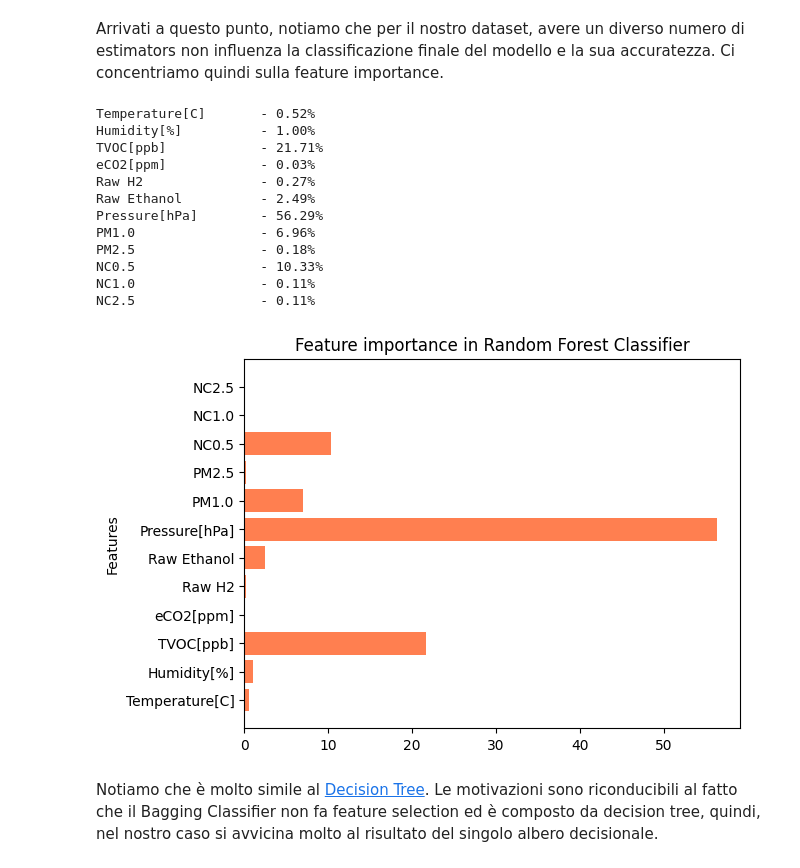
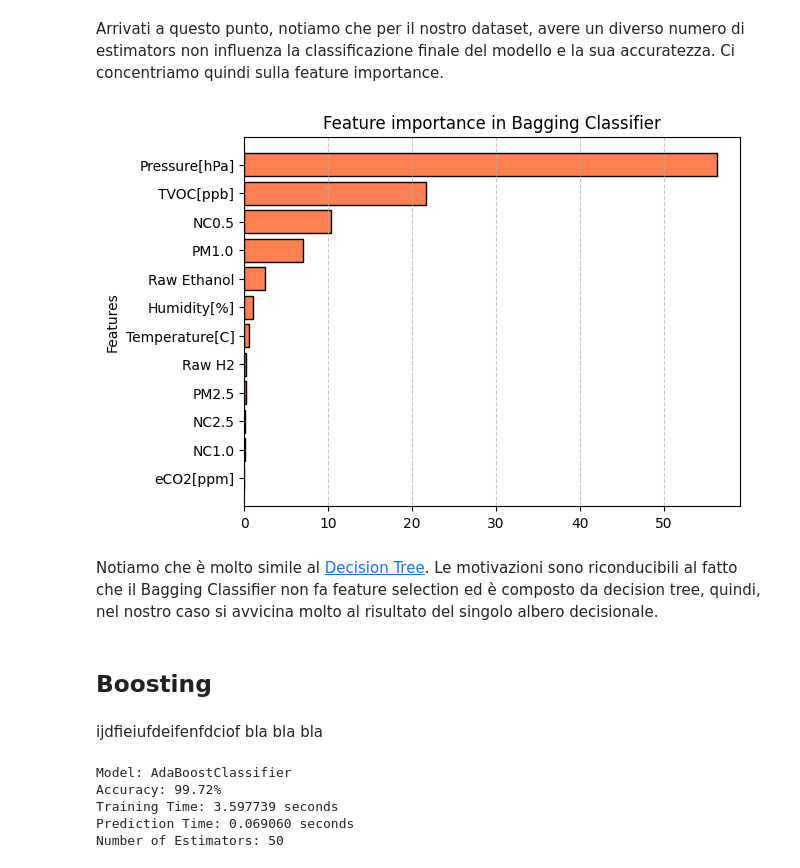
Before and after one commit to bernagit/machine_learning, a Jupyter notebook: main.ipynb, the cells around one changed output. Saved outputs shown, nothing was run; the diff lists cells and outputs as text; code cells hidden in the pictures.

```diff
--- a/main.ipynb
+++ b/main.ipynb
@@ -832,30 +832,59 @@ Arrivati a questo punto, notiamo che per il nostro dataset, avere un diverso num
 # %%
 feature_importance = np.zeros(bagging_model.n_features_in_)
 for estimator in bagging_model.estimators_:
     feature_importance += estimator.feature_importances_
 feature_importance /= bagging_estimators
 
-for name, score in zip(x_train.columns, feature_importance):
-    print(f"{name.ljust(20)} - {score*100:.2f}%")
+# sort the feature importance
+feature_importance_association = sorted(list(zip(x_train.columns, feature_importance*100.0)), key=lambda x: x[1])
 
-plt.barh(x_train.columns, feature_importance*100.0, color="coral")
+feature_importance_plot_x = [feature_name for feature_name, _ in feature_importance_association]
+feature_importance_plot_y = [importance for _, importance in feature_importance_association]
+
+plt.barh(feature_importance_plot_x, feature_importance_plot_y, color="coral", edgecolor="black")
 plt.ylabel("Feature Importance [%]")
 plt.ylabel("Features")
-plt.title("Feature importance in Random Forest Classifier")
+plt.grid(axis="x", linestyle="--", alpha=0.7)
+plt.title("Feature importance in Bagging Classifier")
 plt.show()
 # %% [output]
-Temperature[C]       - 0.52%
-Humidity[%]          - 1.00%
-TVOC[ppb]            - 21.71%
-eCO2[ppm]            - 0.03%
-Raw H2               - 0.27%
-Raw Ethanol          - 2.49%
-Pressure[hPa]        - 56.29%
-PM1.0                - 6.96%
-PM2.5                - 0.18%
-NC0.5                - 10.33%
-NC1.0                - 0.11%
-NC2.5                - 0.11%
-[figure, old version]
+[figure, new version]
 # %% [markdown]
 Notiamo che è molto simile al [Decision Tree](#decision-tree-classifier). Le motivazioni sono riconducibili al fatto che il Bagging Classifier non fa feature selection ed è composto da decision tree, quindi, nel nostro caso si avvicina molto al risultato del singolo albero decisionale.
+# %% [markdown]
+## Boosting
+# %% [markdown]
+ijdfieiufdeifenfdciof bla bla bla
+# %%
+adaboost_model = AdaBoostClassifier(random_state=random_seed, algorithm="SAMME")
+
+model = Model(adaboost_model)
+models[model.__name__()] = model
+
+# training
+start = time.time()
+adaboost_model.fit(x_train, y_train)
+elapsed = time.time() - start
+models[model.__name__()].train_time = elapsed
+
+# prediction
+start = time.time()
+adaboost_prediction = adaboost_model.predict(x_test)
+elapsed = time.time() - start
+models[model.__name__()].prediction_time = elapsed
+
+# accuracy
+adaboost_accuracy = accuracy_score(y_test, adaboost_prediction)
+models[model.__name__()].accuracy = adaboost_accuracy
+
+# additional information
+adaboost_estimators = adaboost_model.n_estimators
+models[model.__name__()].add_info = {"Number of Estimators": adaboost_estimators}
+
+models[model.__name__()].__str__()
+# %% [output]
+Model: AdaBoostClassifier
+Accuracy: 99.72%
+Training Time: 3.597739 seconds
+Prediction Time: 0.069060 seconds
+Number of Estimators: 50
```
Also changed, not shown: parts of 2 cells of this notebook.
